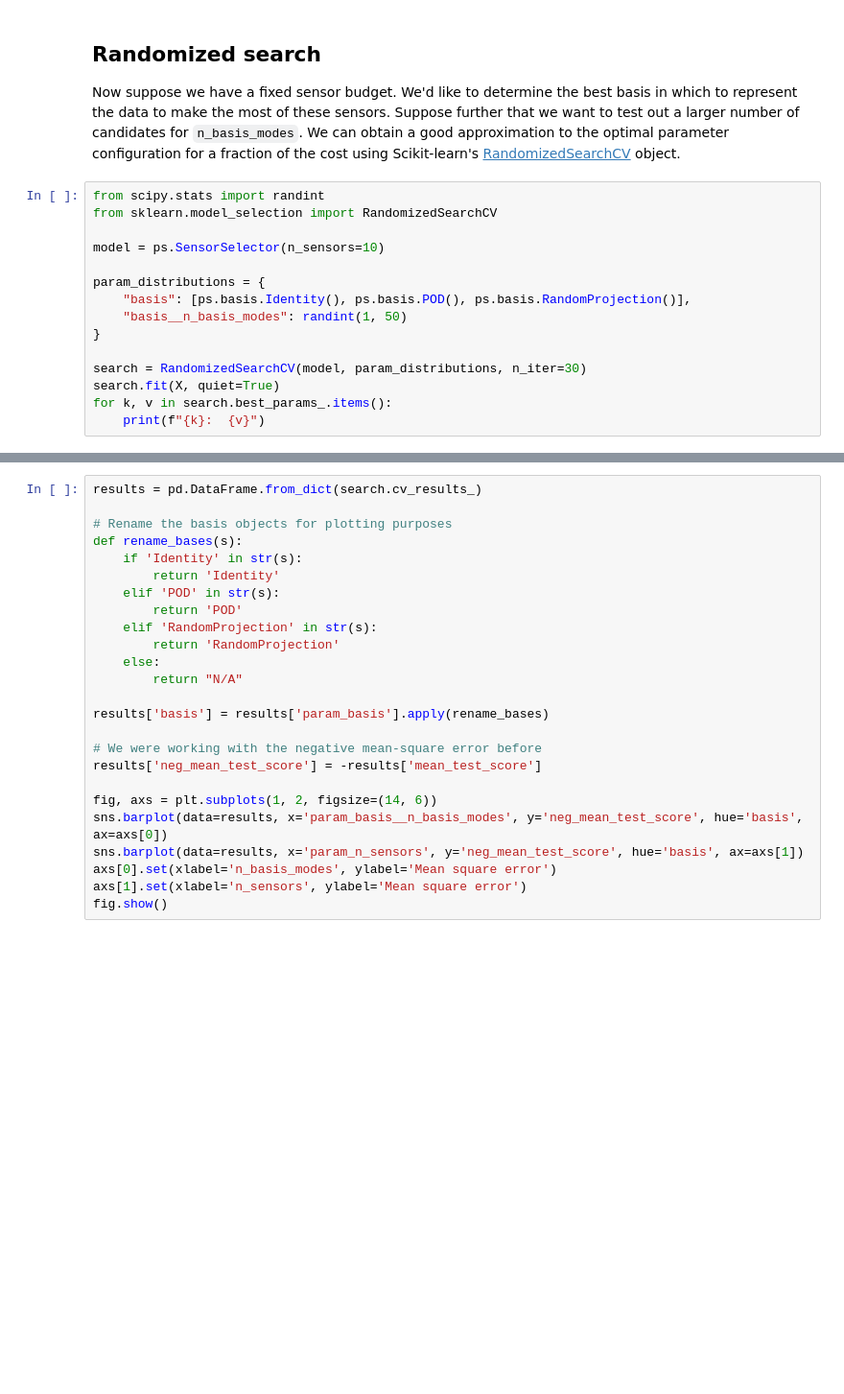
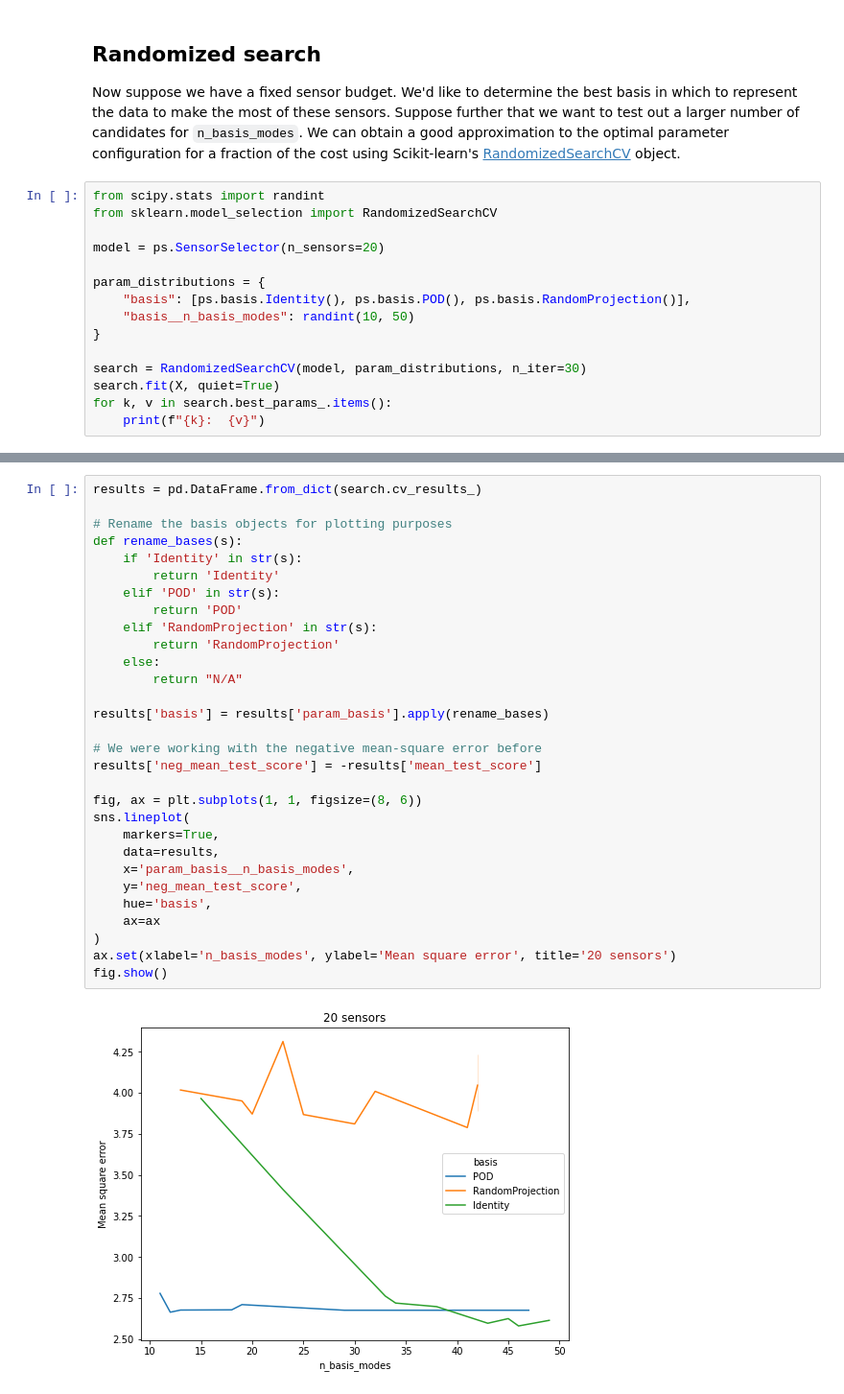
Before and after one commit to dynamicslab/pysensors, a Jupyter notebook: examples/cross_validation.ipynb, the cells around one changed output, grey strips where cells are left out. Shown at 96% size. Cells and saved outputs as stored; diff of their text form; blank space fills up the shorter version.

```diff
--- a/examples/cross_validation.ipynb
+++ b/examples/cross_validation.ipynb
@@ -105,11 +129,11 @@ Now suppose we have a fixed sensor budget. We'd like to determine the best basis
 from scipy.stats import randint
 from sklearn.model_selection import RandomizedSearchCV
 
-model = ps.SensorSelector(n_sensors=10)
+model = ps.SensorSelector(n_sensors=20)
 
 param_distributions = {
     "basis": [ps.basis.Identity(), ps.basis.POD(), ps.basis.RandomProjection()],
-    "basis__n_basis_modes": randint(1, 50)
+    "basis__n_basis_modes": randint(10, 50)
 }
 
 search = RandomizedSearchCV(model, param_distributions, n_iter=30)
@@ -121,25 +146,32 @@ LinAlgError: Matrix is singular.
 # %%
 results = pd.DataFrame.from_dict(search.cv_results_)
 
 # Rename the basis objects for plotting purposes
 def rename_bases(s):
     if 'Identity' in str(s):
         return 'Identity'
     elif 'POD' in str(s):
         return 'POD'
     elif 'RandomProjection' in str(s):
         return 'RandomProjection'
     else:
         return "N/A"
 
 results['basis'] = results['param_basis'].apply(rename_bases)
 
 # We were working with the negative mean-square error before
 results['neg_mean_test_score'] = -results['mean_test_score']
 
-fig, axs = plt.subplots(1, 2, figsize=(14, 6))
-sns.barplot(data=results, x='param_basis__n_basis_modes', y='neg_mean_test_score', hue='basis', ax=axs[0])
-sns.barplot(data=results, x='param_n_sensors', y='neg_mean_test_score', hue='basis', ax=axs[1])
-axs[0].set(xlabel='n_basis_modes', ylabel='Mean square error')
-axs[1].set(xlabel='n_sensors', ylabel='Mean square error')
+fig, ax = plt.subplots(1, 1, figsize=(8, 6))
+sns.lineplot(
+    markers=True,
+    data=results,
+    x='param_basis__n_basis_modes',
+    y='neg_mean_test_score',
+    hue='basis',
+    ax=ax
+)
+ax.set(xlabel='n_basis_modes', ylabel='Mean square error', title='20 sensors')
 fig.show()
+# %% [output]
+[figure, added]
```
Also changed, not shown: parts of 9 cells of this notebook.
